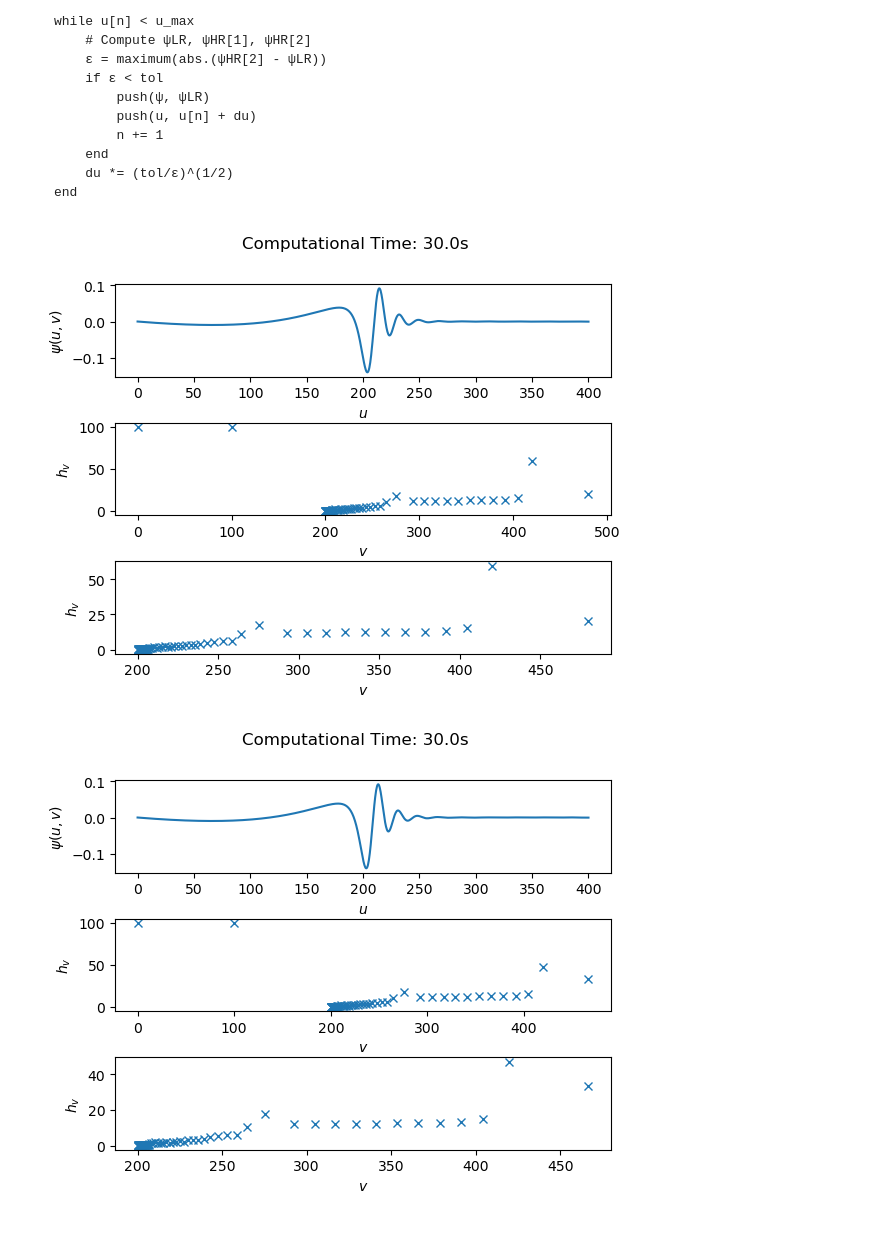
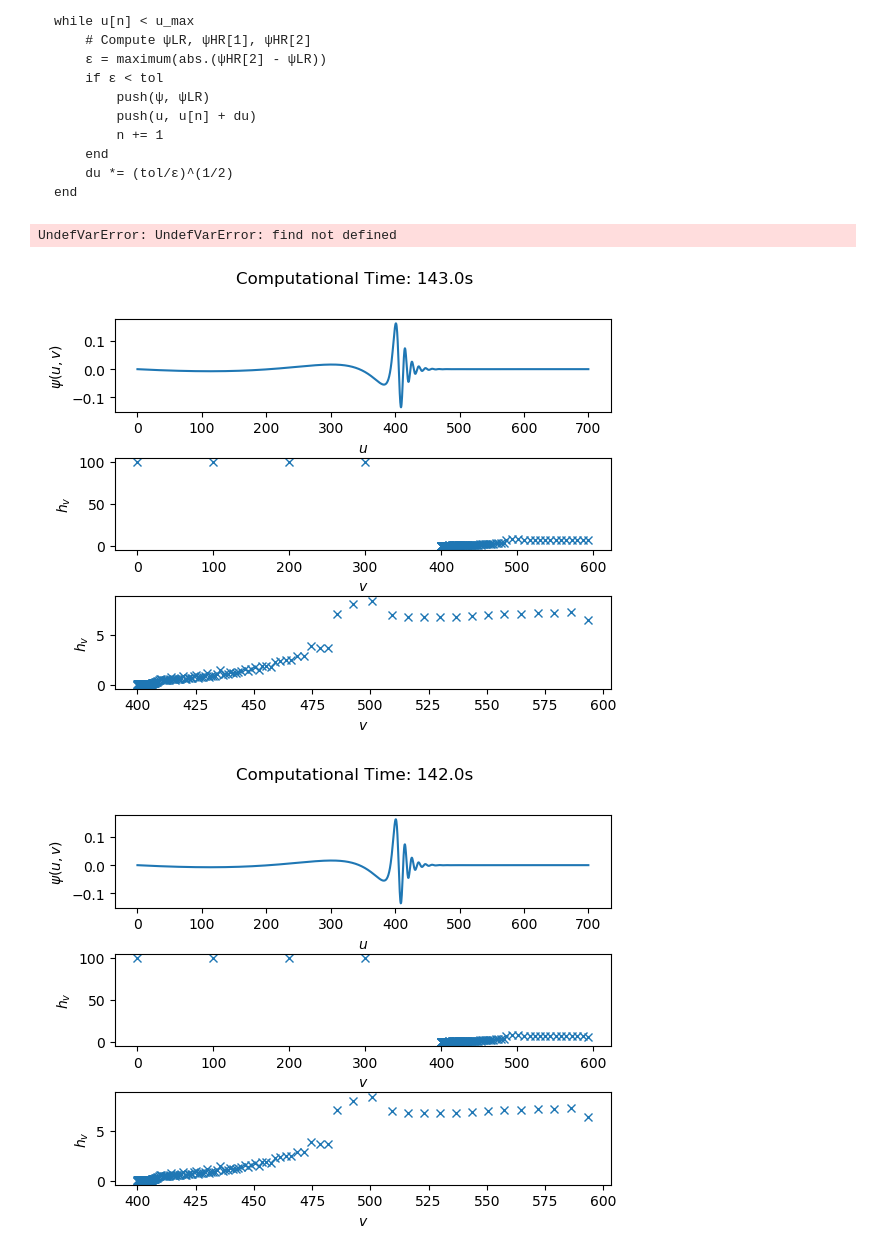
Before and after one commit to kennethsible/julia-binder, a Jupyter notebook: Characteristic Analysis.ipynb, the cells around one changed output. Cells and saved outputs as stored; diff of their text form; code cells hidden in the pictures.

```diff
--- a/Characteristic Analysis.ipynb
+++ b/Characteristic Analysis.ipynb
@@ -47,6 +45,6 @@ find(x::T, A::Vector{T}) where T = findfirst(isequal(x), A);
 # %%
 hx, ht, hu, hv = 0.2, 0.04, 0.4, 0.4
-x0, x = 200, collect(-250:hx:250)
+x0, x = 400, collect(-250:hx:250)
 (ui, uf), (vi, vf) = (0, 300), (0, 300)
 
 ψIS, ψFS = Float64[], Float64[]
@@ -95,6 +93,8 @@ g(x) = 0.5(exp(-0.1(x - x0)^2))
 push!(ψIS, ψ0[find(0.0, x), 1]);
 
 # pdeint(f, (0, 300), (-250, 250), ψ0, ht, hx, method=RK4_UV)
+# %% [output]
+UndefVarError: UndefVarError: find not defined
 # %%
 function uv_uniform(uspan::NTuple{2, Real}, vspan::NTuple{2, Real},
         hu::Real, hv::Real, ψ0::Union{Function, Vector{<:Real}})
@@ -127,7 +127,7 @@ function uv_adaptive(uspan::NTuple{2, Real}, vspan::NTuple{2, Real},
     (ui, uf), (vi, vf) = uspan, vspan
     u = ui:hu:uf; Nu = length(u)
 
-    l, M = 2, 1; λ = (l - 1)*(l + 2)/2
+    l, M = 3, 1; λ = (l - 1)*(l + 2)/2
     V(r) = potential == :odd ? 2(1 - 2M/r)*((λ + 1)/r^2 - 3M/r^3) :
         2(1 - 2M/r)*(λ^2*(λ + 1)*r^3 + 3λ^2*M*r^2 + 9λ*M^2*r + 9M^3)/(r^3*(λ*r + 3M)^2)
     r(x) = 2(lambertw(exp((x - 2)/2)) + 1)
@@ -170,30 +170,30 @@ function uv_adaptive(uspan::NTuple{2, Real}, vspan::NTuple{2, Real},
     return ψ[end, :], u, v
 end;
 # %%
-time = @elapsed ψ, u, v = uv_adaptive((0, 400), (0, 500), 0.4, 100, g, tol=1e-3, potential=:even)
+time = @elapsed ψE, u, v = uv_adaptive((0, 700), (0, 600), 0.4, 100, g, tol=1e-4, potential=:even)
 hv = [v[n + 1] - v[n] for n = 1:(length(v) - 1)]
 fig, axs = plt.subplots(3)
-axs[1].plot(u, ψ)
+axs[1].plot(u, ψE)
 axs[2].plot(v[1:(end - 1)], hv, "x")
-axs[3].plot(v[3:(end - 1)], hv[3:end], "x")
+axs[3].plot(v[5:(end - 1)], hv[5:end], "x")
 axs[1].set(xlabel=L"u", ylabel=L"\psi(u,v)")
 axs[2].set(xlabel=L"v", ylabel=L"h_v")
 axs[3].set(xlabel=L"v", ylabel=L"h_v")
 plt.subplots_adjust(hspace=0.5)
 fig.suptitle("Computational Time: $(round(time))s");
 # %% [output]
-[figure, old version]
+[figure, new version]
 # %%
-time = @elapsed ψ, u, v = uv_adaptive((0, 400), (0, 500), 0.4, 100, g, tol=1e-3, potential=:odd)
+time = @elapsed ψO, u, v = uv_adaptive((0, 700), (0, 600), 0.4, 100, g, tol=1e-4, potential=:odd)
 hv = [v[n + 1] - v[n] for n = 1:(length(v) - 1)]
 fig, axs = plt.subplots(3)
-axs[1].plot(u, ψ)
+axs[1].plot(u, ψO)
 axs[2].plot(v[1:(end - 1)], hv, "x")
-axs[3].plot(v[3:(end - 1)], hv[3:end], "x")
+axs[3].plot(v[5:(end - 1)], hv[5:end], "x")
 axs[1].set(xlabel=L"u", ylabel=L"\psi(u,v)")
 axs[2].set(xlabel=L"v", ylabel=L"h_v")
 axs[3].set(xlabel=L"v", ylabel=L"h_v")
 plt.subplots_adjust(hspace=0.5)
 fig.suptitle("Computational Time: $(round(time))s");
 # %% [output]
-[figure, old version]
+[figure, new version]
```
Also changed, not shown: parts of 3 cells of this notebook.
